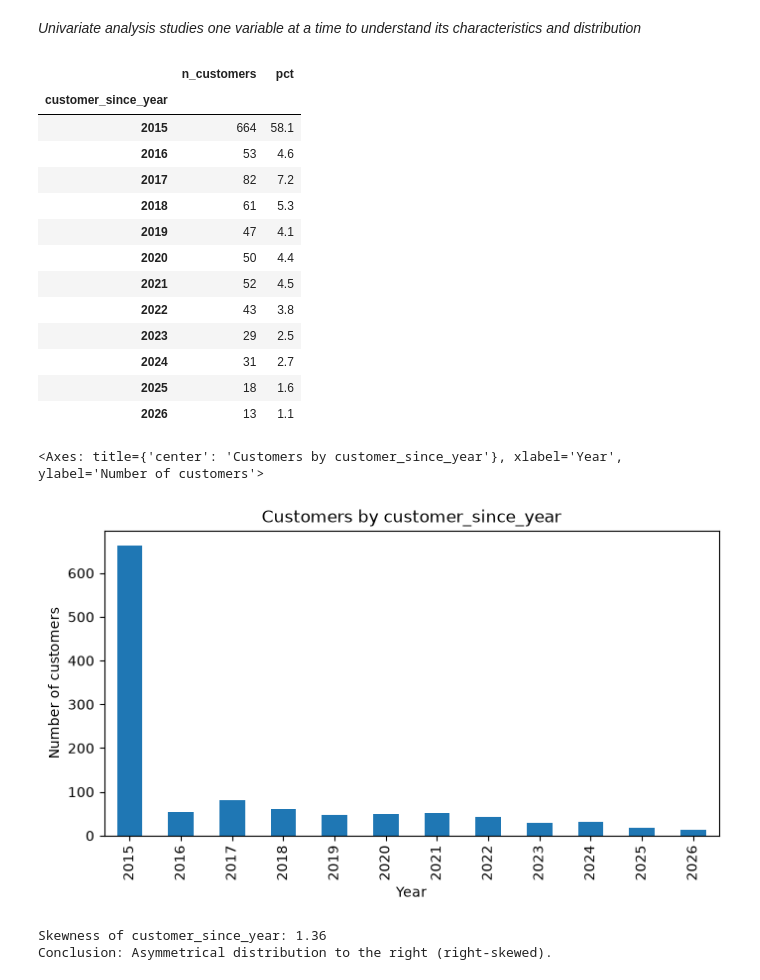
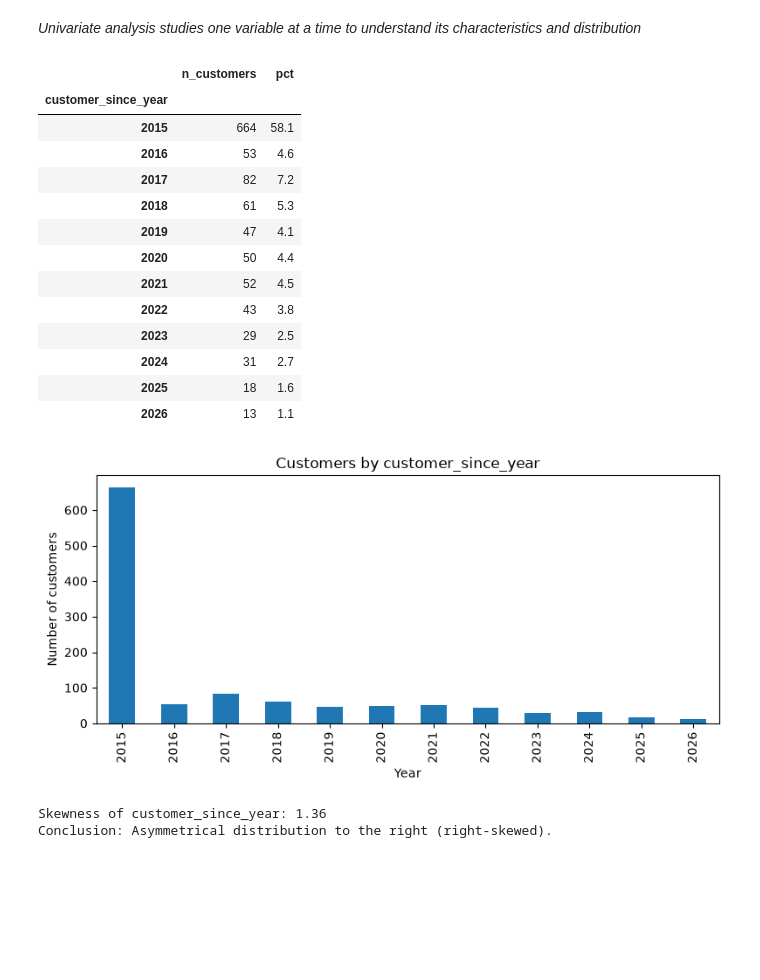
Before and after one commit to Diogosousa03/ML_Grupo18, a Jupyter notebook: notebooks/1_EDA/1_clients/1_DataIngestion&InitialInspection.ipynb, the cells around one changed output. Saved outputs shown, nothing was run; the diff lists cells and outputs as text; code cells hidden in the pictures; blank space fills up the shorter version.

```diff
--- a/notebooks/1_EDA/1_clients/1_DataIngestion&InitialInspection.ipynb
+++ b/notebooks/1_EDA/1_clients/1_DataIngestion&InitialInspection.ipynb
@@ -322,8 +324,8 @@ Min: 2015 | Max: 2026
 Values outside [2015, current year]: 0
 # %%
 # customer_since_year vs the first purchase of the same customer in train.csv
-train_dates = pd.read_csv(train, usecols=["customer_id", "purchase_date"])
-first_purchase_year = pd.to_datetime(train_dates["purchase_date"]).dt.year.groupby(train_dates["customer_id"]).min().rename("first_purchase_year")
+train_dates = load_purchase_dates(train)
+first_purchase_year = get_first_purchase_year(train_dates)
 
 years = df.set_index("customer_id")[["customer_since_year"]].join(first_purchase_year, how="inner")
 print("Customers present in train.csv:", len(years))
@@ -420,33 +422,33 @@ After running the lines of code above, we can observe that the customer table co
 # %%
 dist = pd.DataFrame({
     "n_customers": df["customer_since_year"].value_counts().sort_index(),
     "pct": (df["customer_since_year"].value_counts(normalize=True).sort_index() * 100).round(1)
 })
 display(dist)
-dist["n_customers"].plot(
-    kind="bar",
-    figsize=(8, 4),
+plot_year_counts(
+    dist["n_customers"],
     title="Customers by customer_since_year",
     xlabel="Year",
-    ylabel="Number of customers"
+    ylabel="Number of customers",
+    figsize=(8, 4),
+    rotation=90
 )
 # %% [output]
 |  | n_customers | pct |
 | customer_since_year |  |  |
 | 2015 | 664 | 58.1 |
 | 2016 | 53 | 4.6 |
 | 2017 | 82 | 7.2 |
 | 2018 | 61 | 5.3 |
 | 2019 | 47 | 4.1 |
 | 2020 | 50 | 4.4 |
 | 2021 | 52 | 4.5 |
 | 2022 | 43 | 3.8 |
 | 2023 | 29 | 2.5 |
 | 2024 | 31 | 2.7 |
 | 2025 | 18 | 1.6 |
 | 2026 | 13 | 1.1 |
-<Axes: title={'center': 'Customers by customer_since_year'}, xlabel='Year', ylabel='Number of customers'>
-[figure, old version]
+[figure, new version]
 # %%
 # Skewness calculation (Asymmetric)
 skew_value = df['customer_since_year'].skew()
```
Also changed, not shown: parts of 7 cells of this notebook, 2 other files.
